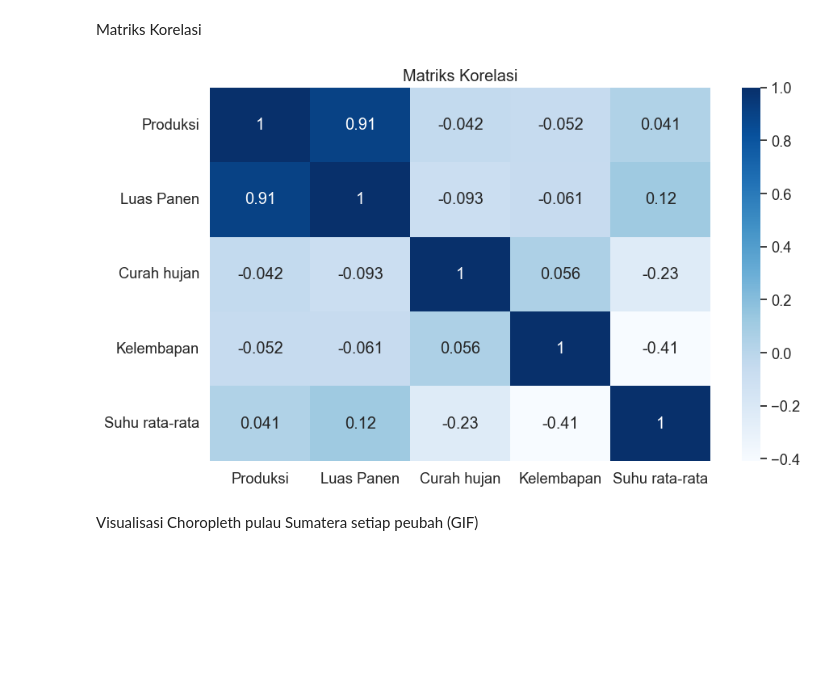
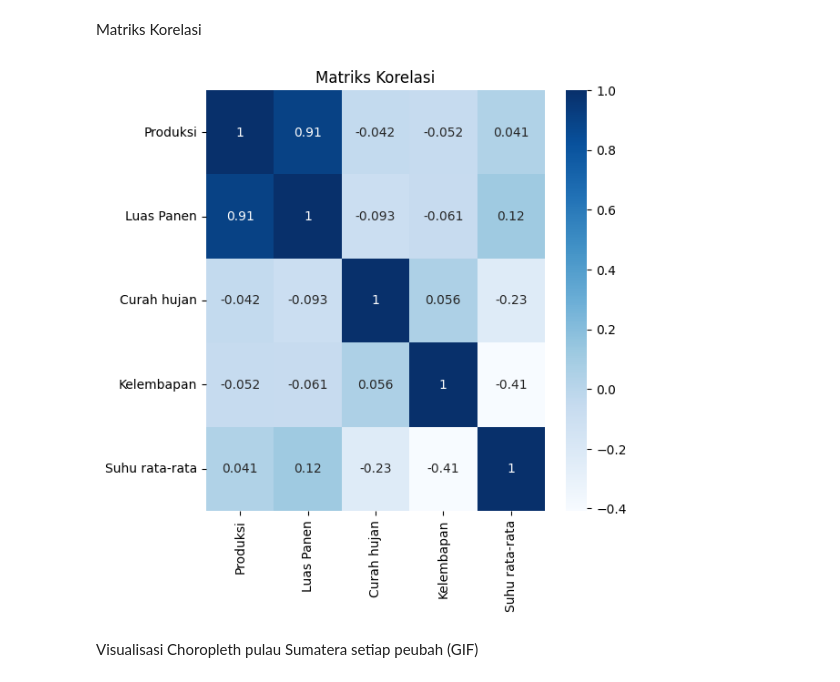
Before and after one commit to Rheyhan/Tugas-Magang-Dept, a Jupyter notebook: src/Main.ipynb, the cells around one changed output. Cells and saved outputs as stored; diff of their text form; code cells hidden in the pictures; blank space fills up the shorter version.

```diff
--- a/src/Main.ipynb
+++ b/src/Main.ipynb
@@ -186,12 +247,12 @@ images[0].save(output_path,
 # %% [markdown]
 Matriks Korelasi
 # %%
-plt.figure(figsize=(10, 6))
+plt.figure(figsize=(6, 6))
 sns.heatmap(df.iloc[:,2:].corr(), annot=True, cmap='Blues')
 plt.title('Matriks Korelasi')
 plt.show()
 # %% [output]
-[figure, old version]
+[figure, new version]
 # %% [markdown]
 Visualisasi Choropleth pulau Sumatera setiap peubah (GIF)
 # %%
```
Also changed, not shown: parts of 31 cells of this notebook.
